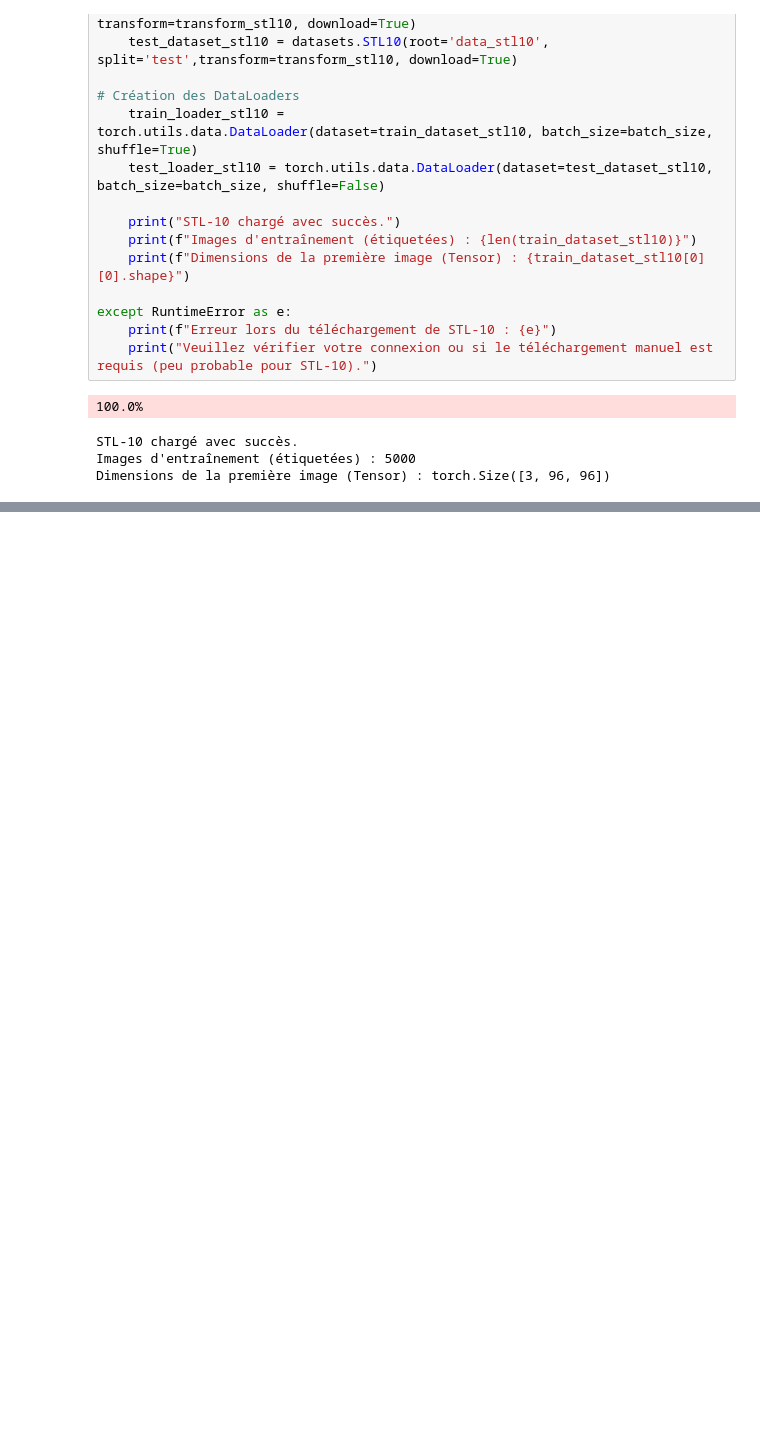
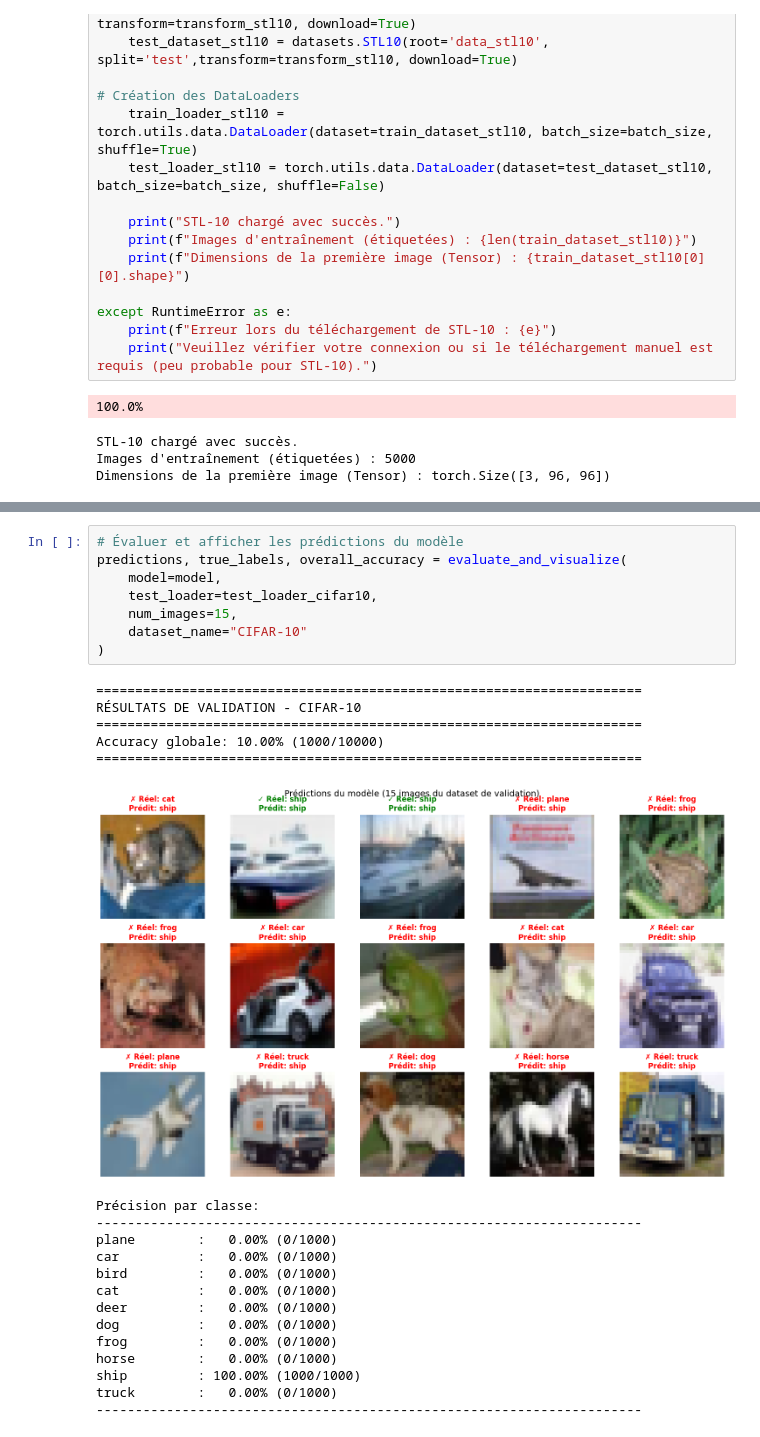
Before and after one commit to oridoll/Mini_projets, a Jupyter notebook: vit_vs_cnn.ipynb, the cells around one changed output, grey strips where cells are left out. Drawn from its saved outputs; the diff is of its cells as text; blank space fills up the shorter version.

```diff
--- a/vit_vs_cnn.ipynb
+++ b/vit_vs_cnn.ipynb
@@ -307,0 +483,28 @@ RuntimeError: Input type (torch.cuda.FloatTensor) and weight type (torch.FloatTe
+# %%
+# Évaluer et afficher les prédictions du modèle
+predictions, true_labels, overall_accuracy = evaluate_and_visualize(
+    model=model,
+    test_loader=test_loader_cifar10,
+    num_images=15,
+    dataset_name="CIFAR-10"
+)
+# %% [output]
+======================================================================
+RÉSULTATS DE VALIDATION - CIFAR-10
+======================================================================
+Accuracy globale: 10.00% (1000/10000)
+======================================================================
+[figure, added]
+Précision par classe:
+----------------------------------------------------------------------
+plane        :   0.00% (0/1000)
+car          :   0.00% (0/1000)
+bird         :   0.00% (0/1000)
+cat          :   0.00% (0/1000)
+deer         :   0.00% (0/1000)
+dog          :   0.00% (0/1000)
+frog         :   0.00% (0/1000)
+horse        :   0.00% (0/1000)
+ship         : 100.00% (1000/1000)
+truck        :   0.00% (0/1000)
+----------------------------------------------------------------------
```
Also changed, not shown: parts of 9 cells of this notebook.
